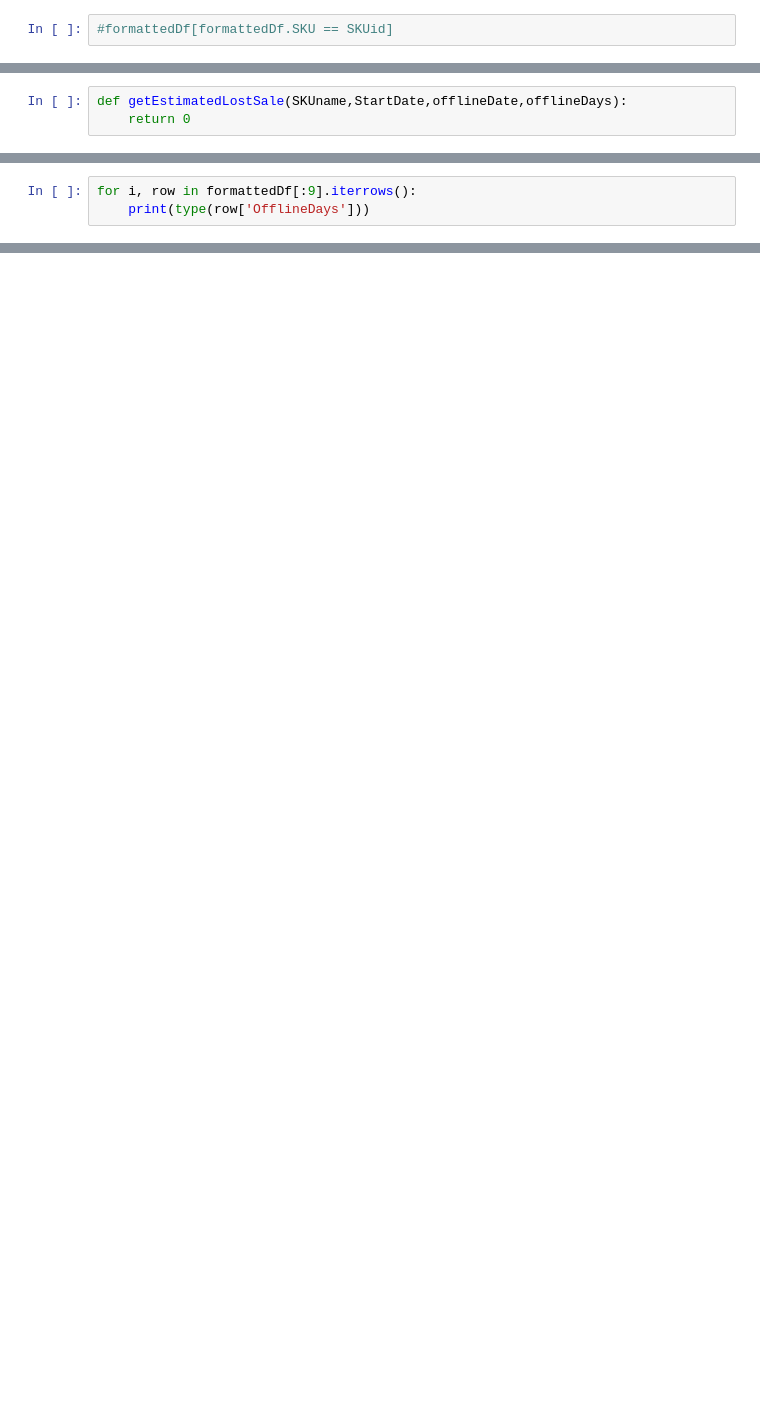
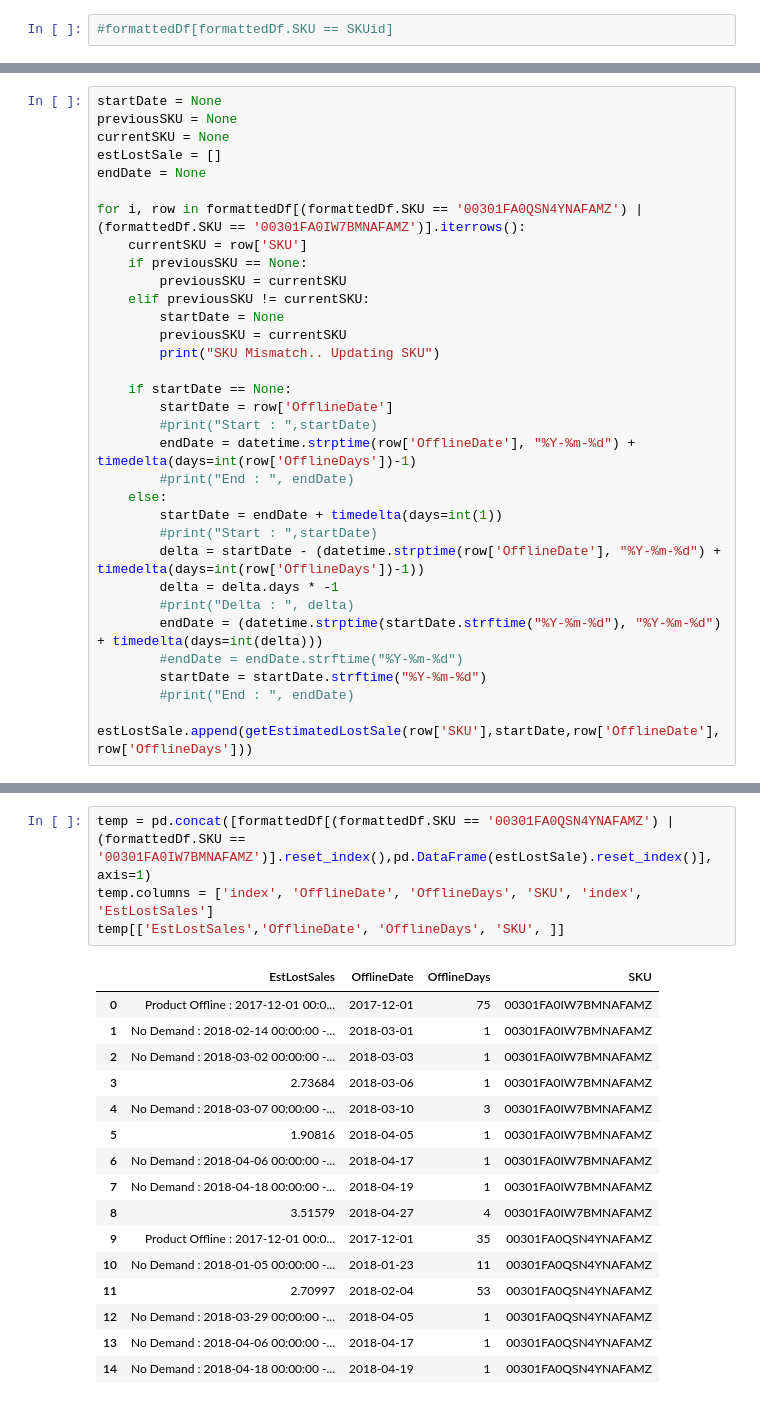
Before and after one commit to DanyalKhaliq/Machine-Learning-, a Jupyter notebook: ProductDescriptiveAnalysis.ipynb, the cells around one changed output, grey strips where cells are left out. Drawn from its saved outputs; the diff is of its cells as text; blank space fills up the shorter version.

```diff
--- a/ProductDescriptiveAnalysis.ipynb
+++ b/ProductDescriptiveAnalysis.ipynb
@@ -323,3 +364,0 @@ Estiamted Lost Sales : 2.7368421052631584
-# %%
-def getEstimatedLostSale(SKUname,StartDate,offlineDate,offlineDays):
-    return 0
@@ -328,3 +454,0 @@ datetime.strptime("2018-12-01", "%Y-%m-%d") + timedelta(days=int(75))
-# %%
-for i, row in formattedDf[:9].iterrows():
-    print(type(row['OfflineDays']))
@@ -340,0 +455,32 @@ for i, row in formattedDf[:9].iterrows():
+# %%
+startDate = None
+previousSKU = None
+currentSKU = None
+estLostSale = []
+endDate = None
+
+for i, row in formattedDf[(formattedDf.SKU == '00301FA0QSN4YNAFAMZ') | (formattedDf.SKU == '00301FA0IW7BMNAFAMZ')].iterrows():
+    currentSKU = row['SKU']
+    if previousSKU == None:
+        previousSKU = currentSKU
+    elif previousSKU != currentSKU:
+        startDate = None
+        previousSKU = currentSKU
+        print("SKU Mismatch.. Updating SKU")
+
+    if startDate == None:
+        startDate = row['OfflineDate']
+        #print("Start : ",startDate)
+        endDate = datetime.strptime(row['OfflineDate'], "%Y-%m-%d") + timedelta(days=int(row['OfflineDays'])-1)
+        #print("End : ", endDate)
+    else:
+        startDate = endDate + timedelta(days=int(1))
+        #print("Start : ",startDate)
+        delta = startDate - (datetime.strptime(row['OfflineDate'], "%Y-%m-%d") + timedelta(days=int(row['OfflineDays'])-1))
+        delta = delta.days * -1
+        #print("Delta : ", delta)
+        endDate = (datetime.strptime(startDate.strftime("%Y-%m-%d"), "%Y-%m-%d") + timedelta(days=int(delta)))
+        #endDate = endDate.strftime("%Y-%m-%d")
+        startDate = startDate.strftime("%Y-%m-%d")
+        #print("End : ", endDate)
+    estLostSale.append(getEstimatedLostSale(row['SKU'],startDate,row['OfflineDate'],row['OfflineDays']))
@@ -340,0 +499,21 @@ for i, row in formattedDf[:9].iterrows():
+# %%
+temp = pd.concat([formattedDf[(formattedDf.SKU == '00301FA0QSN4YNAFAMZ') | (formattedDf.SKU == '00301FA0IW7BMNAFAMZ')].reset_index(),pd.DataFrame(estLostSale).reset_index()], axis=1)
+temp.columns = ['index', 'OfflineDate', 'OfflineDays', 'SKU', 'index', 'EstLostSales']
+temp[['EstLostSales','OfflineDate', 'OfflineDays', 'SKU', ]]
+# %% [output]
+|  | EstLostSales | OfflineDate | OfflineDays | SKU |
+| 0 | Product Offline : 2017-12-01 00:0... | 2017-12-01 | 75 | 00301FA0IW7BMNAFAMZ |
+| 1 | No Demand : 2018-02-14 00:00:00 -... | 2018-03-01 | 1 | 00301FA0IW7BMNAFAMZ |
+| 2 | No Demand : 2018-03-02 00:00:00 -... | 2018-03-03 | 1 | 00301FA0IW7BMNAFAMZ |
+| 3 | 2.73684 | 2018-03-06 | 1 | 00301FA0IW7BMNAFAMZ |
+| 4 | No Demand : 2018-03-07 00:00:00 -... | 2018-03-10 | 3 | 00301FA0IW7BMNAFAMZ |
+| 5 | 1.90816 | 2018-04-05 | 1 | 00301FA0IW7BMNAFAMZ |
+| 6 | No Demand : 2018-04-06 00:00:00 -... | 2018-04-17 | 1 | 00301FA0IW7BMNAFAMZ |
+| 7 | No Demand : 2018-04-18 00:00:00 -... | 2018-04-19 | 1 | 00301FA0IW7BMNAFAMZ |
+| 8 | 3.51579 | 2018-04-27 | 4 | 00301FA0IW7BMNAFAMZ |
+| 9 | Product Offline : 2017-12-01 00:0... | 2017-12-01 | 35 | 00301FA0QSN4YNAFAMZ |
+| 10 | No Demand : 2018-01-05 00:00:00 -... | 2018-01-23 | 11 | 00301FA0QSN4YNAFAMZ |
+| 11 | 2.70997 | 2018-02-04 | 53 | 00301FA0QSN4YNAFAMZ |
+| 12 | No Demand : 2018-03-29 00:00:00 -... | 2018-04-05 | 1 | 00301FA0QSN4YNAFAMZ |
+| 13 | No Demand : 2018-04-06 00:00:00 -... | 2018-04-17 | 1 | 00301FA0QSN4YNAFAMZ |
+| 14 | No Demand : 2018-04-18 00:00:00 -... | 2018-04-19 | 1 | 00301FA0QSN4YNAFAMZ |
```
Also changed, not shown: parts of 22 cells of this notebook.
